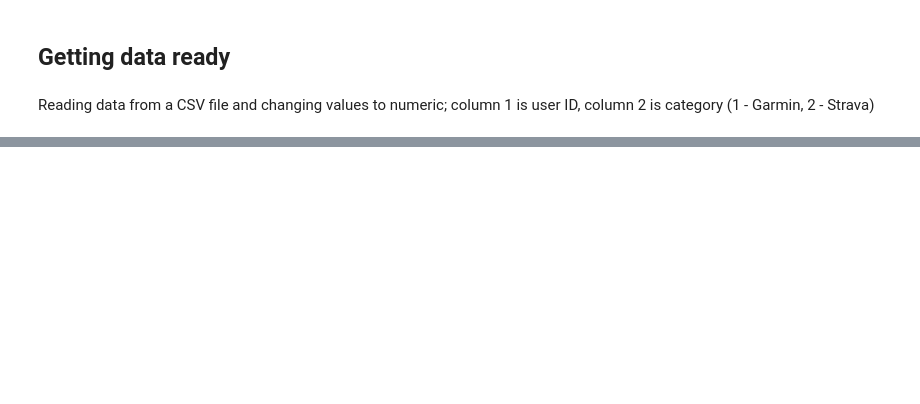
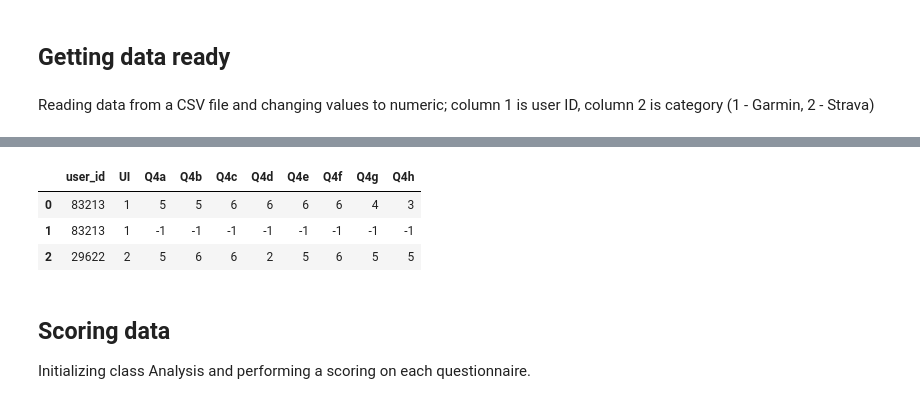
Before and after one commit to ggril/master_thesis, a Jupyter notebook: final_report.ipynb, the cells around one changed output, grey strips where cells are left out. Cells and saved outputs as stored; diff of their text form; code cells hidden in the pictures; blank space fills up the shorter version.

Commit message:
final analysis done

```diff
--- a/final_report.ipynb
+++ b/final_report.ipynb
@@ -279,0 +33,14 @@ Error:
+# %%
+sueq, sus, tlx = data_manager.split_data()
+questionnaire_dict= {"SUEQ" : sueq,
+                     "SUS" : sus,
+                     "TLX" : tlx}
+sueq.head(3)
+# %% [output]
+|  | user_id | UI | Q4a | Q4b | Q4c | Q4d | Q4e | Q4f | Q4g | Q4h |
+| 0 | 83213 | 1 | 5 | 5 | 6 | 6 | 6 | 6 | 4 | 3 |
+| 1 | 83213 | 1 | -1 | -1 | -1 | -1 | -1 | -1 | -1 | -1 |
+| 2 | 29622 | 2 | 5 | 6 | 6 | 2 | 5 | 6 | 5 | 5 |
+# %% [markdown]
+## Scoring data
+Initializing class Analysis and performing a scoring on each questionnaire.
```
Also changed, not shown: parts of 65 cells of this notebook, 6 other files.
